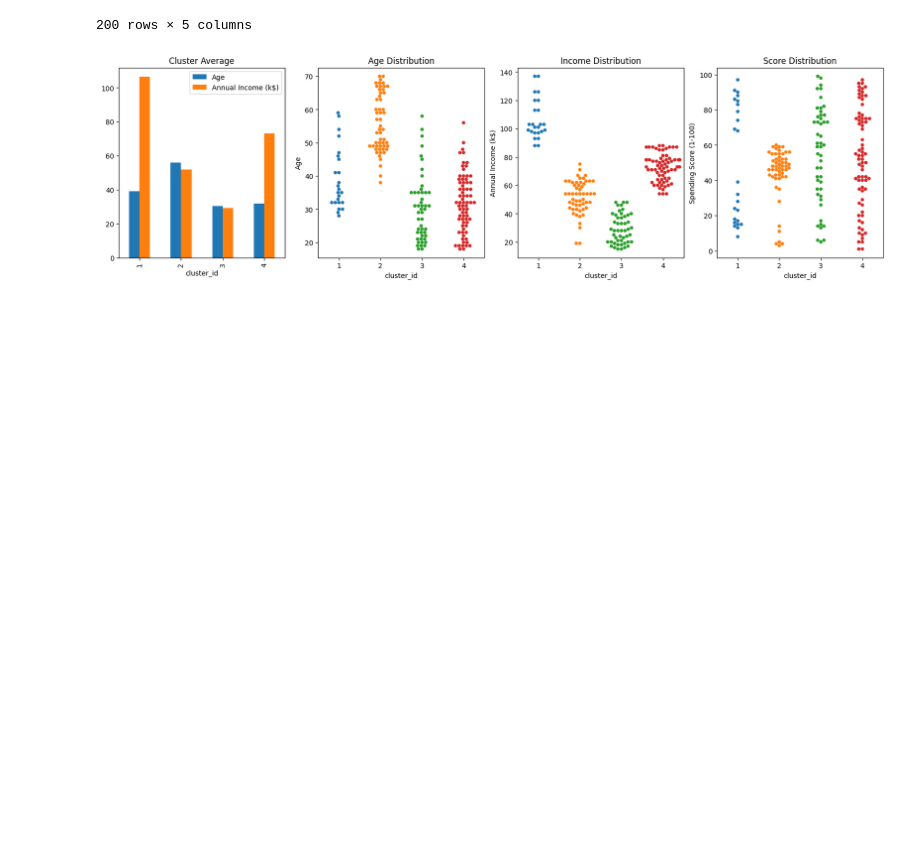
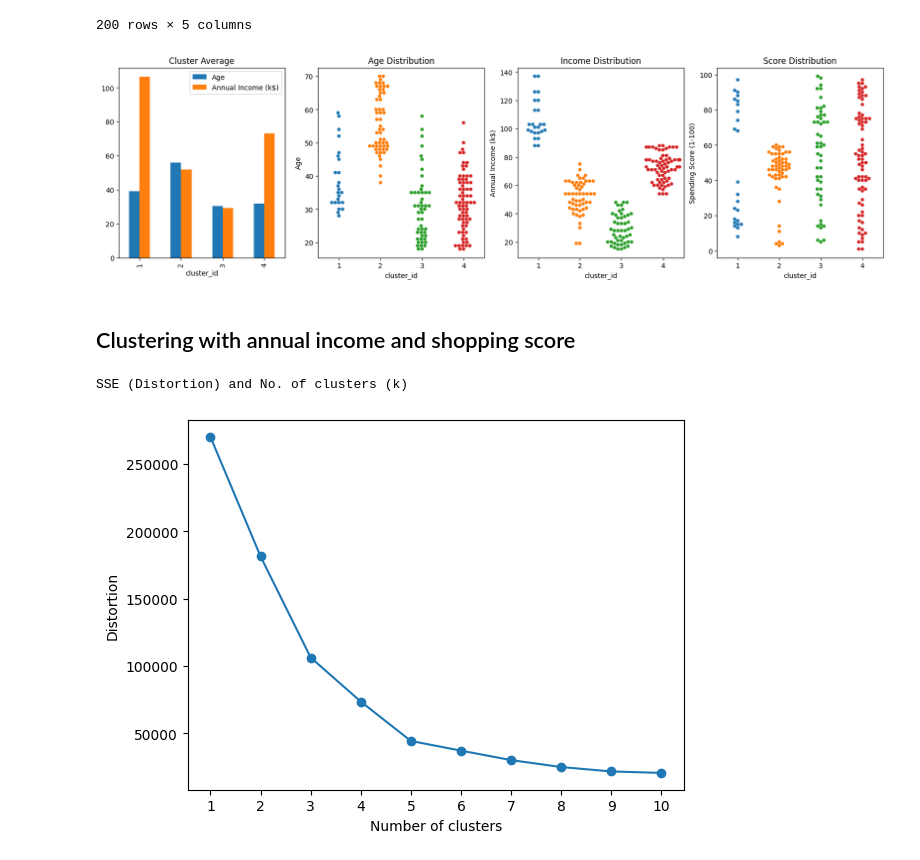
Before and after one commit to AkiraNom/data-analysis-notebook, a Jupyter notebook: Customer_segmentation.ipynb, the cells around one changed output. Saved outputs shown, nothing was run; the diff lists cells and outputs as text; code cells hidden in the pictures; blank space fills up the shorter version.

```diff
--- a/Customer_segmentation.ipynb
+++ b/Customer_segmentation.ipynb
@@ -292,3 +300,27 @@ sns.swarmplot(data=X, x='cluster_id', y=Score, hue='cluster_id',palette='tab10',
 ax[3].set_title('Score Distribution');
 # %% [output]
 [figure]
+# %% [markdown]
+## Clustering with annual income and shopping score
+# %%
+#clustering with annula income and shopping score
+X = df.loc[:,[Income, Score]].values
+
+# evaluate n_clusters with an elbow plot
+distortions = []
+
+for i in range(1, 11):
+    km = KMeans(n_clusters=i, random_state=0)
+    km.fit(X)
+    distortions.append(km.inertia_)
+
+# Elbow plot
+print("SSE (Distortion) and No. of clusters (k)")
+plt.plot(range(1, 11), distortions, marker="o")
+plt.xticks(np.arange(1, 11, 1))
+plt.xlabel("Number of clusters")
+plt.ylabel("Distortion")
+plt.show()
+# %% [output]
+SSE (Distortion) and No. of clusters (k)
+[figure, added]
```
Also changed, not shown: parts of 20 cells of this notebook.
